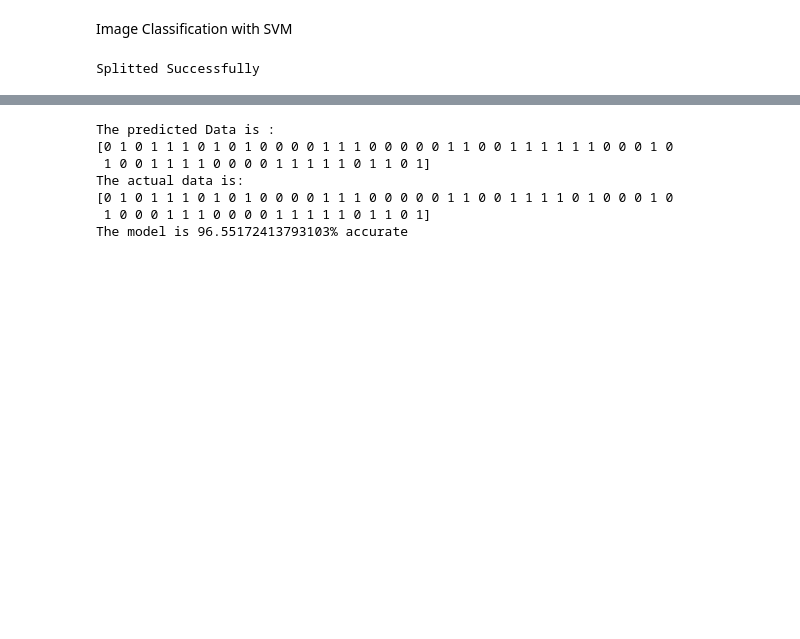
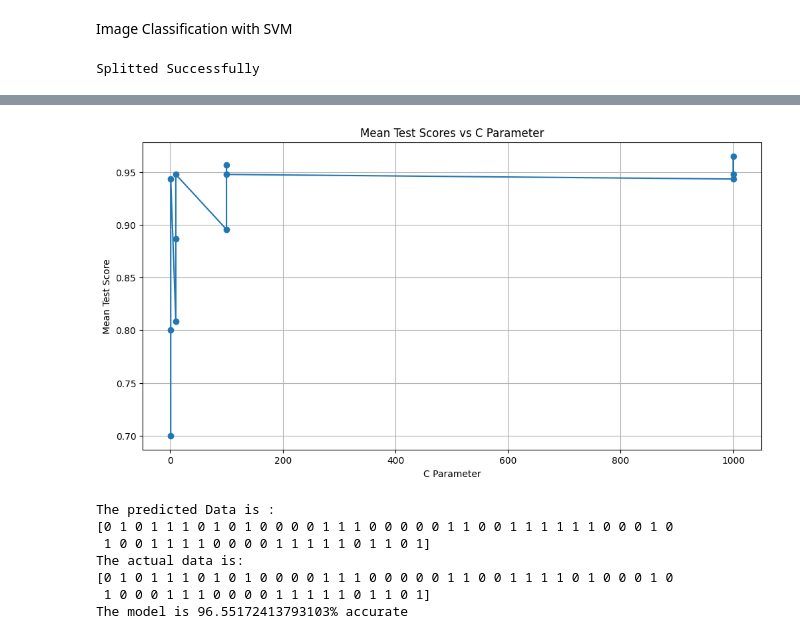
Before and after one commit to arif-kurniawan/FajarShodiqSVM, a Jupyter notebook: SVM-FajarShodiq.ipynb, the cells around one changed output, grey strips where cells are left out. Saved outputs shown, nothing was run; the diff lists cells and outputs as text; code cells hidden in the pictures; blank space fills up the shorter version.

Commit message:
Menambahkan grafik proses training dan confusion matrix
Signed-off-by: arif-kurniawan <arifmuslim@gmail.com>

```diff
--- a/SVM-FajarShodiq.ipynb
+++ b/SVM-FajarShodiq.ipynb
@@ -99,3 +95,21 @@ The Model is trained well with the given images
+# %%
+import matplotlib.pyplot as plt
+# Mendapatkan hasil Cross-Validation dari GridSearchCV
+results = model.cv_results_
+
+# Menampilkan grafik skor berdasarkan parameter
+df_results = pd.DataFrame(results)
+df_results = df_results.sort_values(by='param_C')
+
+plt.figure(figsize=(12, 6))
+plt.plot(df_results['param_C'], df_results['mean_test_score'], marker='o')
+plt.title('Mean Test Scores vs C Parameter')
+plt.xlabel('C Parameter')
+plt.ylabel('Mean Test Score')
+plt.grid(True)
+plt.show()
+# %% [output]
+[figure, added]
 # %%
 from sklearn.metrics import accuracy_score
 y_pred=model.predict(x_test)
```
Also changed, not shown: parts of 2 cells of this notebook.
